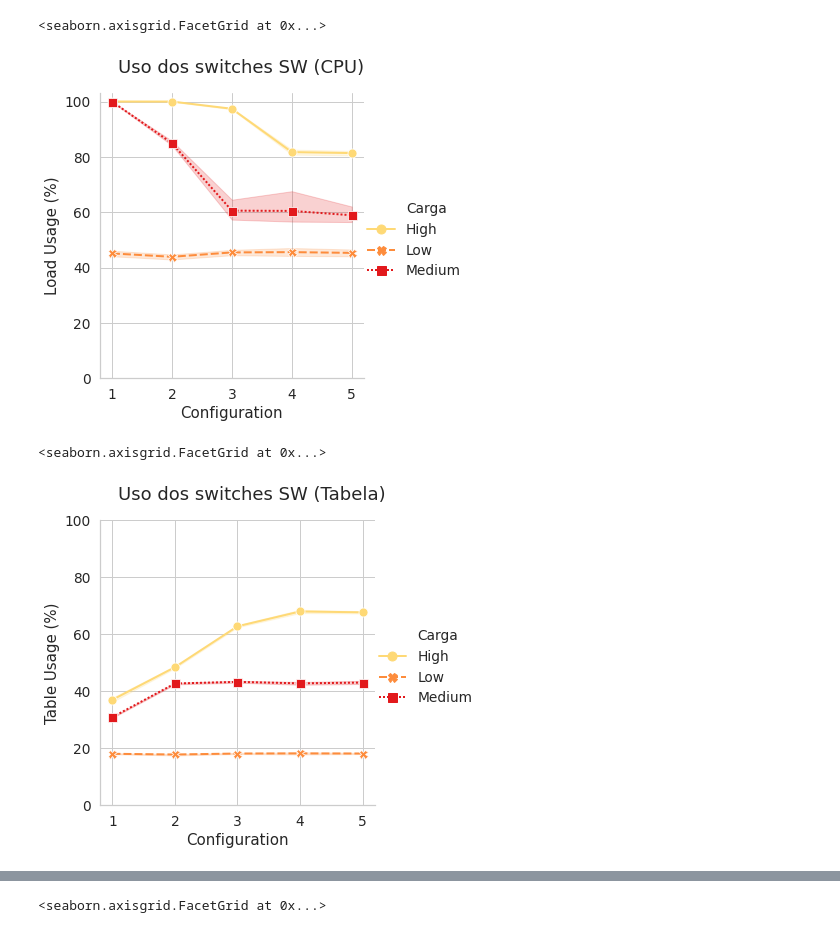
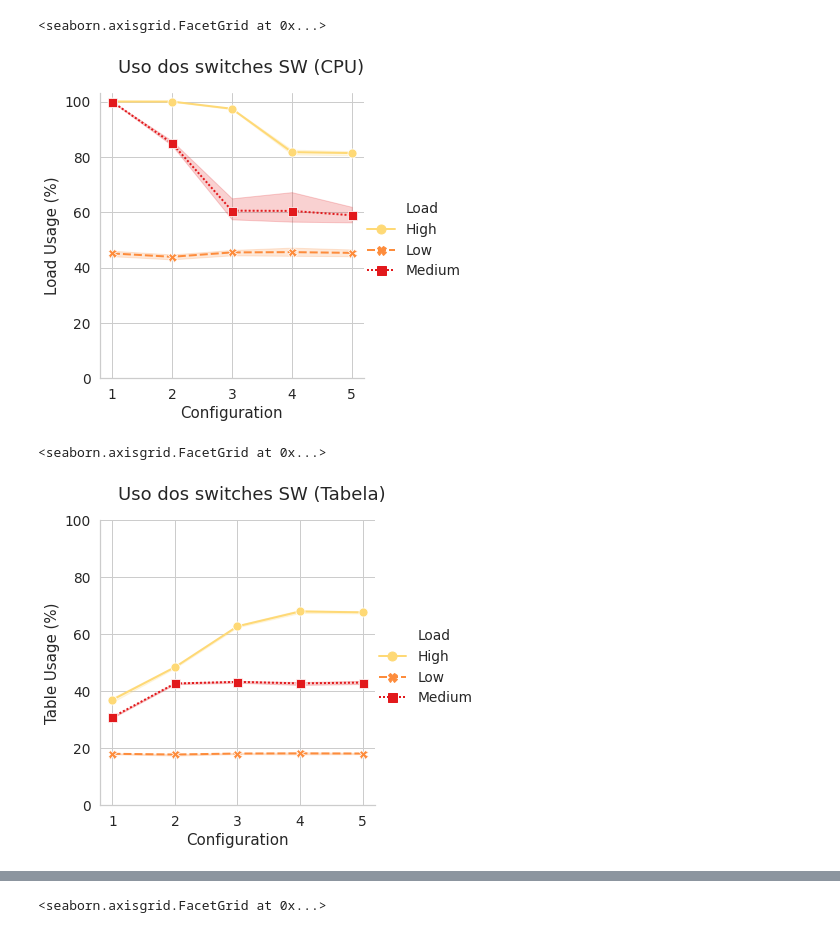
Before and after one commit to pedrobellotti/iperftestes, a Jupyter notebook: Simulacao/NovoArtigo/analiseEstavel.ipynb, the cells around one changed output, grey strips where cells are left out. Saved outputs shown, nothing was run; the diff lists cells and outputs as text; code cells hidden in the pictures.

Commit message:
Renomeando coluna carga->load e removendo arquivos de analise antigos

```diff
--- a/Simulacao/NovoArtigo/analiseEstavel.ipynb
+++ b/Simulacao/NovoArtigo/analiseEstavel.ipynb
@@ -77,7 +77,7 @@ def read_df_decisao ():
             #df_carga.append (pd.concat (df_sed).groupby (["TimeSec"]).agg (agg_map))
             df_exp.append(pd.concat (df_sed, keys=seeds))
         df_carga.append (pd.concat (df_exp, keys=experimentos))
-    df_read = pd.concat (df_carga, keys=cargas, names=["Carga","Experimento","Seed","TimeSec"], copy=False)
+    df_read = pd.concat (df_carga, keys=cargas, names=["Load","Experimento","Seed","TimeSec"], copy=False)
     df_read.rename({"50hosts": "Low", "100hosts": "Medium", "150hosts": "High"}, inplace=True)
     return df_read
 
@@ -92,7 +92,7 @@ def read_df_statistics ():
                 df_sed.append (df)
             df_exp.append(pd.concat (df_sed, keys=seeds))
         df_carga.append (pd.concat (df_exp, keys=experimentos))
-    df_read = pd.concat (df_carga, keys=cargas, names=["Carga","Experimento","Seed","TimeSec"], copy=False)
+    df_read = pd.concat (df_carga, keys=cargas, names=["Load","Experimento","Seed","TimeSec"], copy=False)
     df_read.rename({"50hosts": "Low", "100hosts": "Medium", "150hosts": "High"}, inplace=True)
     return df_read
 
@@ -107,7 +107,7 @@ def read_df_hw ():
                 df_sed.append (df)
             df_exp.append(pd.concat (df_sed, keys=seeds))
         df_carga.append (pd.concat (df_exp, keys=experimentos))
-    df_read = pd.concat (df_carga, keys=cargas, names=["Carga","Experimento","Seed","TimeSec"], copy=False)
+    df_read = pd.concat (df_carga, keys=cargas, names=["Load","Experimento","Seed","TimeSec"], copy=False)
     df_read.rename({"50hosts": "Low", "100hosts": "Medium", "150hosts": "High"}, inplace=True)
     return df_read
 
@@ -127,7 +127,7 @@ def read_df_sw ():
                 df_sw.append(pd.concat (df_sed, keys=seeds))
             df_exp.append(pd.concat(df_sw, keys=range(1,numSW+1)))
         df_carga.append (pd.concat (df_exp, keys=experimentos))
-    df_read = pd.concat (df_carga, keys=cargas, names=["Carga","Experimento","NumSW","Seed","TimeSec"], copy=False)
+    df_read = pd.concat (df_carga, keys=cargas, names=["Load","Experimento","NumSW","Seed","TimeSec"], copy=False)
     df_read.rename({"50hosts": "Low", "100hosts": "Medium", "150hosts": "High"}, inplace=True)
     return df_read
 
@@ -146,7 +146,7 @@ def read_df_ping ():
                 df_sed.append (df)
             df_exp.append(pd.concat (df_sed, keys=seeds))
         df_carga.append (pd.concat (df_exp, keys=experimentos))
-    df_read = pd.concat (df_carga, keys=cargas, names=["Carga","Experimento","Seed","TimeSec"], copy=False)
+    df_read = pd.concat (df_carga, keys=cargas, names=["Load","Experimento","Seed","TimeSec"], copy=False)
     df_read.rename({"50hosts": "Low", "100hosts": "Medium", "150hosts": "High"}, inplace=True)
     return df_read
 
@@ -172,29 +172,29 @@ df_sw["%drop"] = (df_sw["LoaDrps"]/(df_sw["Packets"]+df_sw["LoaDrps"]) ) *100
 df_sw.rename({"a1" : "1", "a2" : "2", "a3" : "3", "a4" : "4", "a5" : "5" }, inplace=True)
 #df_sw
 # %%
-df_sw = df_sw.query("TimeSec > 200 and TimeSec < 400").groupby(["Carga", "Experimento", "Seed"]).mean()
+df_sw = df_sw.query("TimeSec > 200 and TimeSec < 400").groupby(["Load", "Experimento", "Seed"]).mean()
 df_sw.reset_index(inplace=True)
 snsplt = sns.relplot(palette="YlOrRd", x="Experimento", y="LoaUsag",
-            hue="Carga",
-            kind="line", legend="full", data=df_sw, ci=confianca, style="Carga", markers=True)
+            hue="Load",
+            kind="line", legend="full", data=df_sw, ci=confianca, style="Load", markers=True)
 if(titulos):
     snsplt.fig.suptitle('Uso dos switches SW (CPU)', y=1.05)
 snsplt.set_axis_labels("Configuration", "Load Usage (%)")
 snsplt.set(ylim=(0,103))
 # %% [output]
 <seaborn.axisgrid.FacetGrid at 0x...>
-[figure, old version]
+[figure, new version]
 # %%
 snsplt = sns.relplot(palette="YlOrRd", x="Experimento", y="FloUsag",
-            hue="Carga",
-            kind="line", legend="full", data=df_sw, ci=confianca, style="Carga", markers=True)
+            hue="Load",
+            kind="line", legend="full", data=df_sw, ci=confianca, style="Load", markers=True)
 if (titulos):
     snsplt.fig.suptitle('Uso dos switches SW (Tabela)', y=1.05)
 snsplt.set_axis_labels("Configuration", "Table Usage (%)")
 snsplt.set(ylim=(0,100))
 # %% [output]
 <seaborn.axisgrid.FacetGrid at 0x...>
-[figure, old version]
+[figure, new version]
 # %%
 df_decisao = read_df_decisao()
 df_decisao.rename({"a1" : "1", "a2" : "2", "a3" : "3", "a4" : "4", "a5" : "5" }, inplace=True)
```
Also changed, not shown: parts of 11 cells of this notebook, 3 other files.
